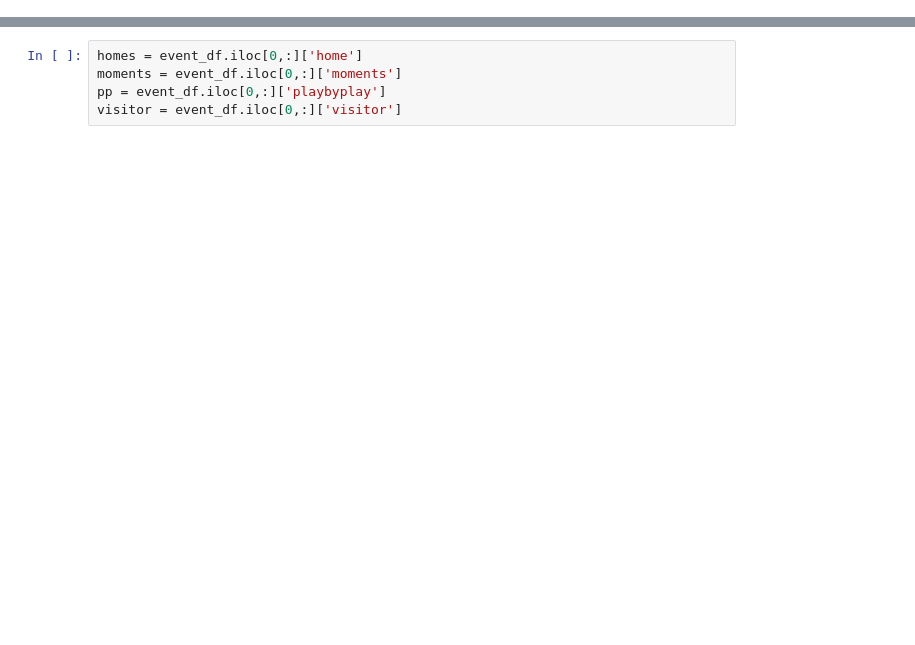
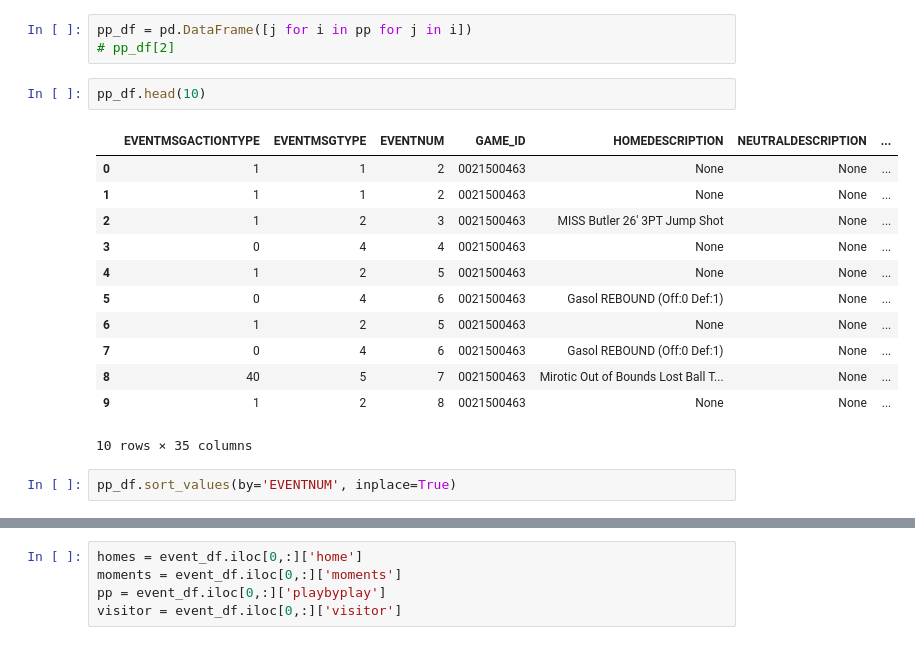
Before and after one commit to samshipengs/Coordinated-Multi-Agent-Imitation-Learning, a Jupyter notebook: code/predictGoal.ipynb, the cells around one changed output, grey strips where cells are left out. Cells and saved outputs as stored; diff of their text form; blank space fills up the shorter version.

```diff
--- a/code/predictGoal.ipynb
+++ b/code/predictGoal.ipynb
@@ -75,0 +93,20 @@ images[0]
+# %%
+pp_df = pd.DataFrame([j for i in pp for j in i])
+# pp_df[2]
+# %%
+pp_df.head(10)
+# %% [output]
+|  | EVENTMSGACTIONTYPE | EVENTMSGTYPE | EVENTNUM | GAME_ID | HOMEDESCRIPTION | NEUTRALDESCRIPTION | ... |
+| 0 | 1 | 1 | 2 | 0021500463 | None | None | ... |
+| 1 | 1 | 1 | 2 | 0021500463 | None | None | ... |
+| 2 | 1 | 2 | 3 | 0021500463 | MISS Butler 26' 3PT Jump Shot | None | ... |
+| 3 | 0 | 4 | 4 | 0021500463 | None | None | ... |
+| 4 | 1 | 2 | 5 | 0021500463 | None | None | ... |
+| 5 | 0 | 4 | 6 | 0021500463 | Gasol REBOUND (Off:0 Def:1) | None | ... |
+| 6 | 1 | 2 | 5 | 0021500463 | None | None | ... |
+| 7 | 0 | 4 | 6 | 0021500463 | Gasol REBOUND (Off:0 Def:1) | None | ... |
+| 8 | 40 | 5 | 7 | 0021500463 | Mirotic Out of Bounds Lost Ball T... | None | ... |
+| 9 | 1 | 2 | 8 | 0021500463 | None | None | ... |
+10 rows × 35 columns
+# %%
+pp_df.sort_values(by='EVENTNUM', inplace=True)
```
Also changed, not shown: parts of 23 cells of this notebook, 1 other file.
